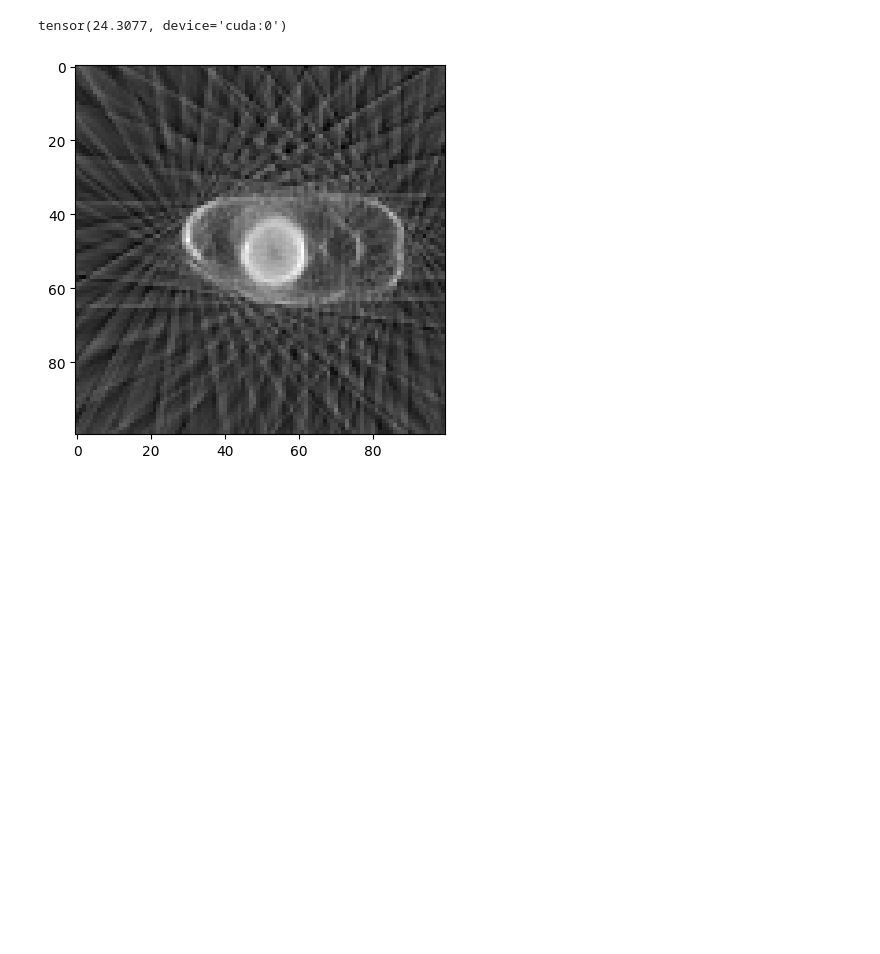
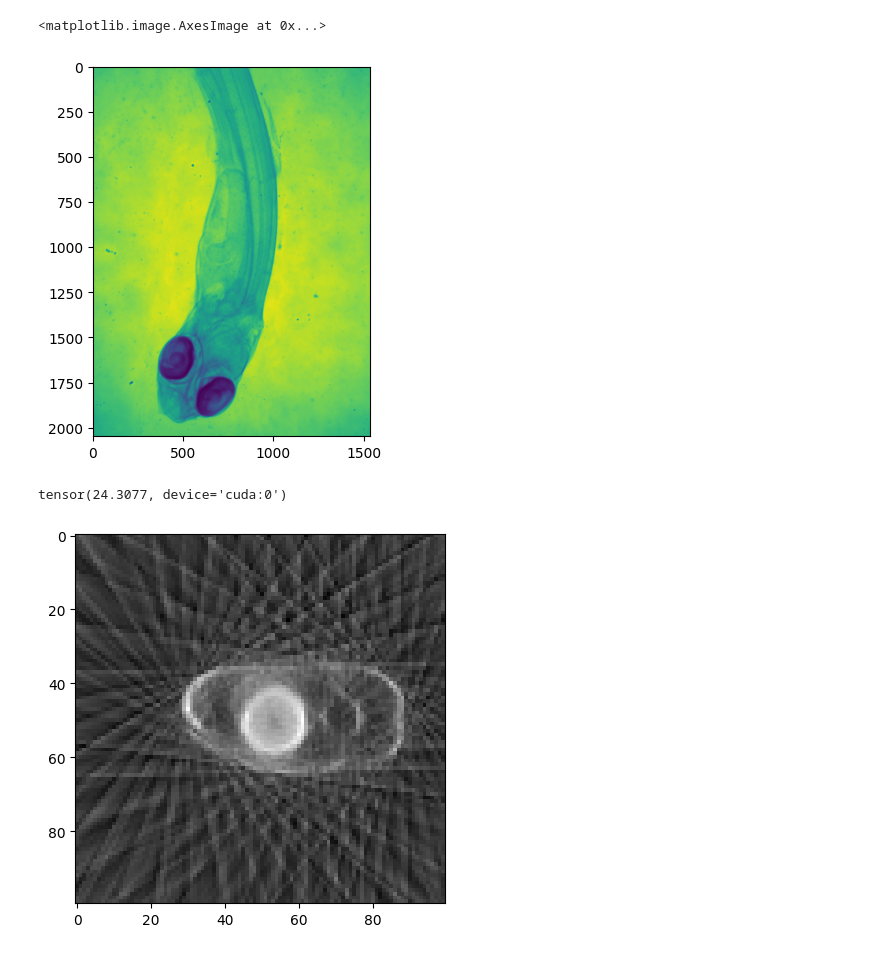
Before and after one commit to obandomarcos/ToMoDL, a Jupyter notebook: test_tomopy.ipynb, the cells around one changed output. Drawn from its saved outputs; the diff is of its cells as text; code cells hidden in the pictures; blank space fills up the shorter version.

```diff
--- a/test_tomopy.ipynb
+++ b/test_tomopy.ipynb
@@ -64,12 +64,18 @@ def flat_field_estimate(img, ratio_corners=0.03):
 
     return flat_field_estimate
 # %%
-list_path = natsorted(glob.glob("datasets/2025_07_10-12-23-16/*"))
-os.makedirs("datasets/2025_07_10-12-23-16_10x", exist_ok=True)
-for image_path in tqdm.tqdm(list_path[::10]):
+list_path = natsorted(glob.glob("datasets/raw_data/2024_07_25-transmission/2024_07_25-13-37-20/*"))
+os.makedirs("datasets/david_data_preprocessed_10x", exist_ok=True)
+for image_path in tqdm.tqdm(list_path[::1]):
     image = tiff.imread(image_path)
     # write image to tif file
-    tiff.imwrite(image_path.replace("2025_07_10-12-23-16", "2025_07_10-12-23-16_10x"), image)
+    # tiff.imwrite(image_path.replace("2025_07_10-12-23-16", "2025_07_10-12-23-16_10x"), image)
+    break
+# %%
+plt.imshow(image)
+# %% [output]
+<matplotlib.image.AxesImage at 0x...>
+[figure, added]
 # %%
 # load pt file
 import cv2
```
Also changed, not shown: parts of 5 cells of this notebook, 6 other files.
